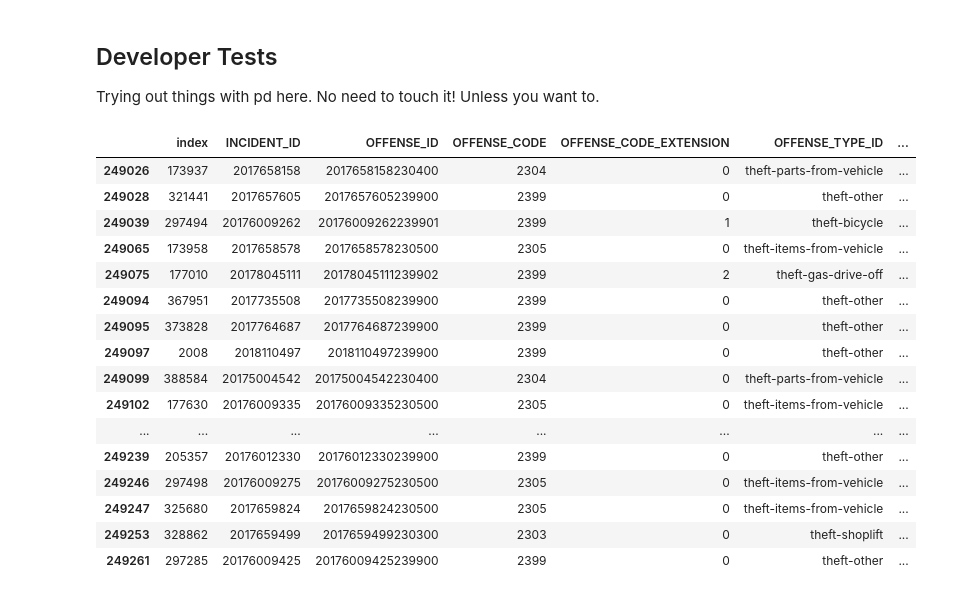
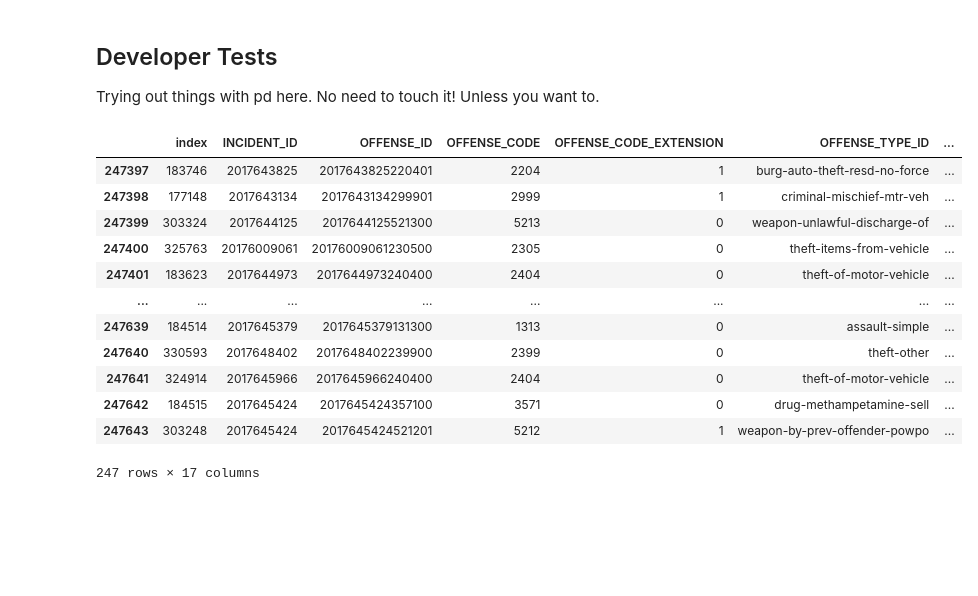
Before and after one commit to ItsMichal/TrustTeaming, a Jupyter notebook: src/data/datagenerator.ipynb, the cells around one changed output. Cells and saved outputs as stored; diff of their text form; code cells hidden in the pictures; blank space fills up the shorter version.

```diff
--- a/src/data/datagenerator.ipynb
+++ b/src/data/datagenerator.ipynb
@@ -40,38 +43,34 @@ Trying out things with pd here. No need to touch it! Unless you want to.
 # %%
 
 import pandas as pd
 import datetime as datetime
 
 crimeData = pd.read_feather("updatedcrimedata")
 
-start = pd.Timestamp(2017,10,1)
-end = pd.Timestamp(2017, 10, 2)
+start = pd.Timestamp(year=2017,month=9, day=25, hour=0, minute=0, second=0)
+end = pd.Timestamp(2017, 9, 25, 23, 59, 59)
 
 # crimeData.loc[(crimeData['FIRST_OCCURRENCE_DATE'] > start) & (crimeData['FIRST_OCCURRENCE_DATE'] < end)].loc[crimeData['OFFENSE_CATEGORY_ID'] == 'larceny']
 
 # crimeData[crimeData['INCIDENT_ADDRESS'].str.contains("COLFAX", na=False)]
-categories = ['theft-from-motor-vehicle', 'larceny', 'all-other-crimes']
+categories = ['drug-alcohol', 'theft-from-motor-vehicle', 'traffic-accident', 'murder', 'arson', 'robbery', 'burglary', 'auto-theft', 'aggravated-assault', 'larceny']
 
-sortedCD = crimeData.loc[(crimeData['FIRST_OCCURRENCE_DATE'] > start) & (crimeData['FIRST_OCCURRENCE_DATE'] < end)]
+sortedCD = crimeData.loc[(crimeData['FIRST_OCCURRENCE_DATE'] >= start) & (crimeData['FIRST_OCCURRENCE_DATE'] <= end)]
 
-sortedCD = sortedCD[sortedCD['OFFENSE_CATEGORY_ID'].isin(categories)]
+# sortedCD = sortedCD[sortedCD['OFFENSE_CATEGORY_ID'].isin(categories)]
 
 sortedCD
 # %% [output]
 |  | index | INCIDENT_ID | OFFENSE_ID | OFFENSE_CODE | OFFENSE_CODE_EXTENSION | OFFENSE_TYPE_ID | ... |
-| 249026 | 173937 | 2017658158 | 2017658158230400 | 2304 | 0 | theft-parts-from-vehicle | ... |
-| 249028 | 321441 | 2017657605 | 2017657605239900 | 2399 | 0 | theft-other | ... |
-| 249039 | 297494 | 20176009262 | 20176009262239901 | 2399 | 1 | theft-bicycle | ... |
-| 249065 | 173958 | 2017658578 | 2017658578230500 | 2305 | 0 | theft-items-from-vehicle | ... |
-| 249075 | 177010 | 20178045111 | 20178045111239902 | 2399 | 2 | theft-gas-drive-off | ... |
-| 249094 | 367951 | 2017735508 | 2017735508239900 | 2399 | 0 | theft-other | ... |
-| 249095 | 373828 | 2017764687 | 2017764687239900 | 2399 | 0 | theft-other | ... |
-| 249097 | 2008 | 2018110497 | 2018110497239900 | 2399 | 0 | theft-other | ... |
-| 249099 | 388584 | 20175004542 | 20175004542230400 | 2304 | 0 | theft-parts-from-vehicle | ... |
-| 249102 | 177630 | 20176009335 | 20176009335230500 | 2305 | 0 | theft-items-from-vehicle | ... |
+| 247397 | 183746 | 2017643825 | 2017643825220401 | 2204 | 1 | burg-auto-theft-resd-no-force | ... |
+| 247398 | 177148 | 2017643134 | 2017643134299901 | 2999 | 1 | criminal-mischief-mtr-veh | ... |
+| 247399 | 303324 | 2017644125 | 2017644125521300 | 5213 | 0 | weapon-unlawful-discharge-of | ... |
+| 247400 | 325763 | 20176009061 | 20176009061230500 | 2305 | 0 | theft-items-from-vehicle | ... |
+| 247401 | 183623 | 2017644973 | 2017644973240400 | 2404 | 0 | theft-of-motor-vehicle | ... |
 | ... | ... | ... | ... | ... | ... | ... | ... |
-| 249239 | 205357 | 20176012330 | 20176012330239900 | 2399 | 0 | theft-other | ... |
-| 249246 | 297498 | 20176009275 | 20176009275230500 | 2305 | 0 | theft-items-from-vehicle | ... |
-| 249247 | 325680 | 2017659824 | 2017659824230500 | 2305 | 0 | theft-items-from-vehicle | ... |
-| 249253 | 328862 | 2017659499 | 2017659499230300 | 2303 | 0 | theft-shoplift | ... |
-| 249261 | 297285 | 20176009425 | 20176009425239900 | 2399 | 0 | theft-other | ... |
+| 247639 | 184514 | 2017645379 | 2017645379131300 | 1313 | 0 | assault-simple | ... |
+| 247640 | 330593 | 2017648402 | 2017648402239900 | 2399 | 0 | theft-other | ... |
+| 247641 | 324914 | 2017645966 | 2017645966240400 | 2404 | 0 | theft-of-motor-vehicle | ... |
+| 247642 | 184515 | 2017645424 | 2017645424357100 | 3571 | 0 | drug-methampetamine-sell | ... |
+| 247643 | 303248 | 2017645424 | 2017645424521201 | 5212 | 1 | weapon-by-prev-offender-powpo | ... |
+247 rows × 17 columns
```
Also changed, not shown: parts of 4 cells of this notebook, 45 other files.
